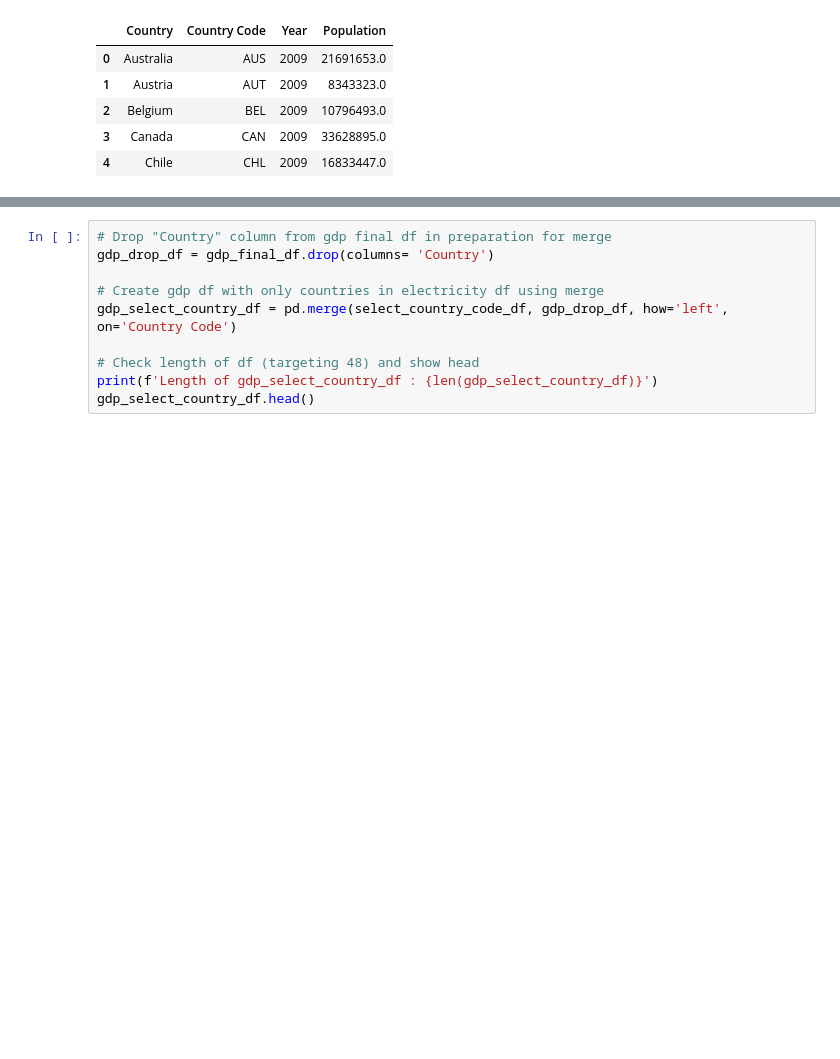
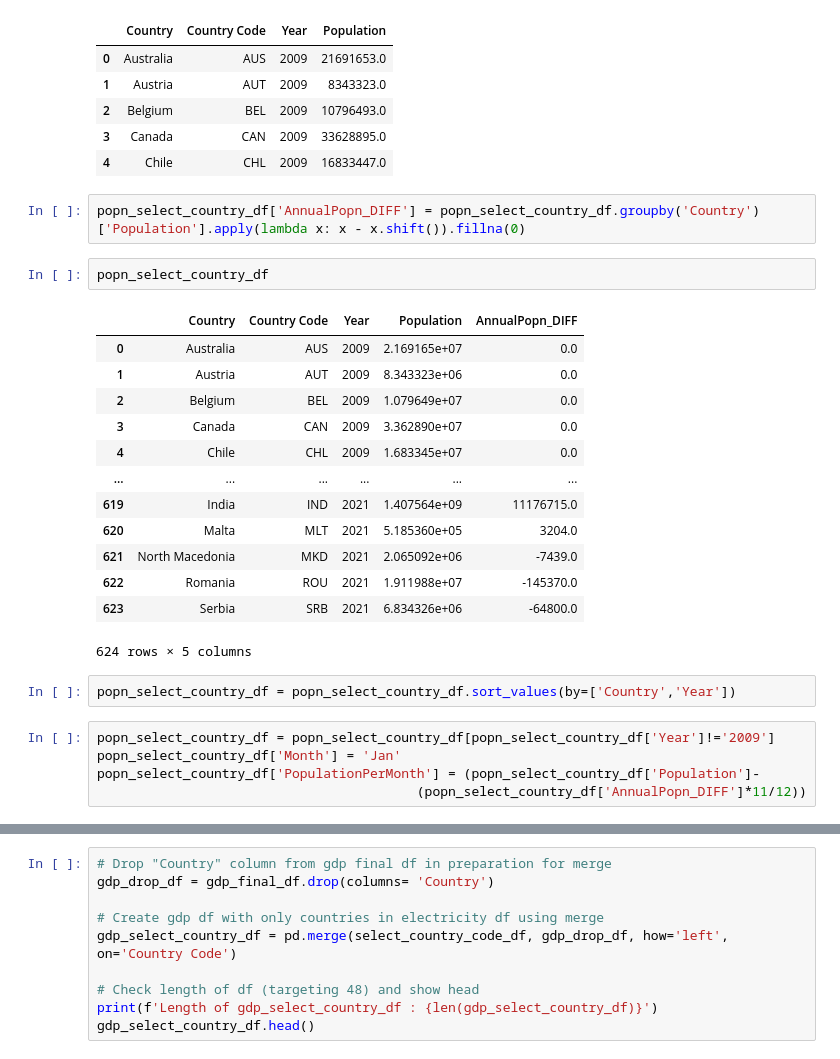
Before and after one commit to shwetajain1022/Project-4, a Jupyter notebook: population_gdp_SJ_WIP.ipynb, the cells around one changed output, grey strips where cells are left out. Saved outputs shown, nothing was run; the diff lists cells and outputs as text; blank space fills up the shorter version.

```diff
--- a/population_gdp_SJ_WIP.ipynb
+++ b/population_gdp_SJ_WIP.ipynb
@@ -202,3 +202,28 @@ popn_select_country_df.head()
 | 2 | Belgium | BEL | 2009 | 10796493.0 |
 | 3 | Canada | CAN | 2009 | 33628895.0 |
 | 4 | Chile | CHL | 2009 | 16833447.0 |
+# %%
+popn_select_country_df['AnnualPopn_DIFF'] = popn_select_country_df.groupby('Country')['Population'].apply(lambda x: x - x.shift()).fillna(0)
+# %%
+popn_select_country_df
+# %% [output]
+|  | Country | Country Code | Year | Population | AnnualPopn_DIFF |
+| 0 | Australia | AUS | 2009 | 2.169165e+07 | 0.0 |
+| 1 | Austria | AUT | 2009 | 8.343323e+06 | 0.0 |
+| 2 | Belgium | BEL | 2009 | 1.079649e+07 | 0.0 |
+| 3 | Canada | CAN | 2009 | 3.362890e+07 | 0.0 |
+| 4 | Chile | CHL | 2009 | 1.683345e+07 | 0.0 |
+| ... | ... | ... | ... | ... | ... |
+| 619 | India | IND | 2021 | 1.407564e+09 | 11176715.0 |
+| 620 | Malta | MLT | 2021 | 5.185360e+05 | 3204.0 |
+| 621 | North Macedonia | MKD | 2021 | 2.065092e+06 | -7439.0 |
+| 622 | Romania | ROU | 2021 | 1.911988e+07 | -145370.0 |
+| 623 | Serbia | SRB | 2021 | 6.834326e+06 | -64800.0 |
+624 rows × 5 columns
+# %%
+popn_select_country_df = popn_select_country_df.sort_values(by=['Country','Year'])
+# %%
+popn_select_country_df = popn_select_country_df[popn_select_country_df['Year']!='2009']
+popn_select_country_df['Month'] = 'Jan'
+popn_select_country_df['PopulationPerMonth'] = (popn_select_country_df['Population']-
+                                         (popn_select_country_df['AnnualPopn_DIFF']*11/12))
```
Also changed, not shown: parts of 20 cells of this notebook, 3 other files.
